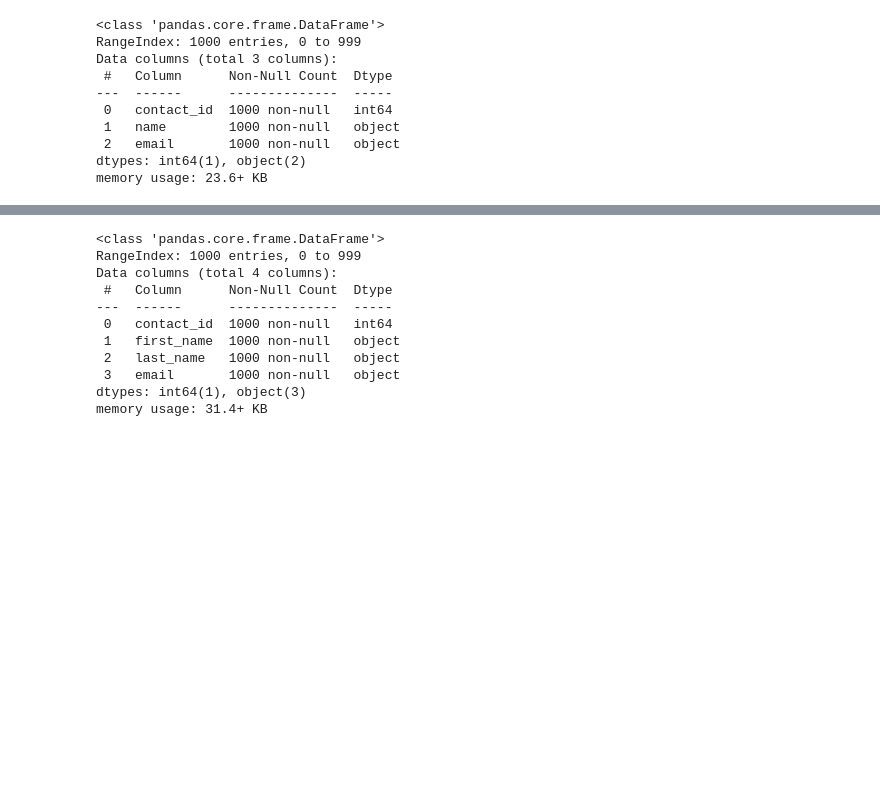
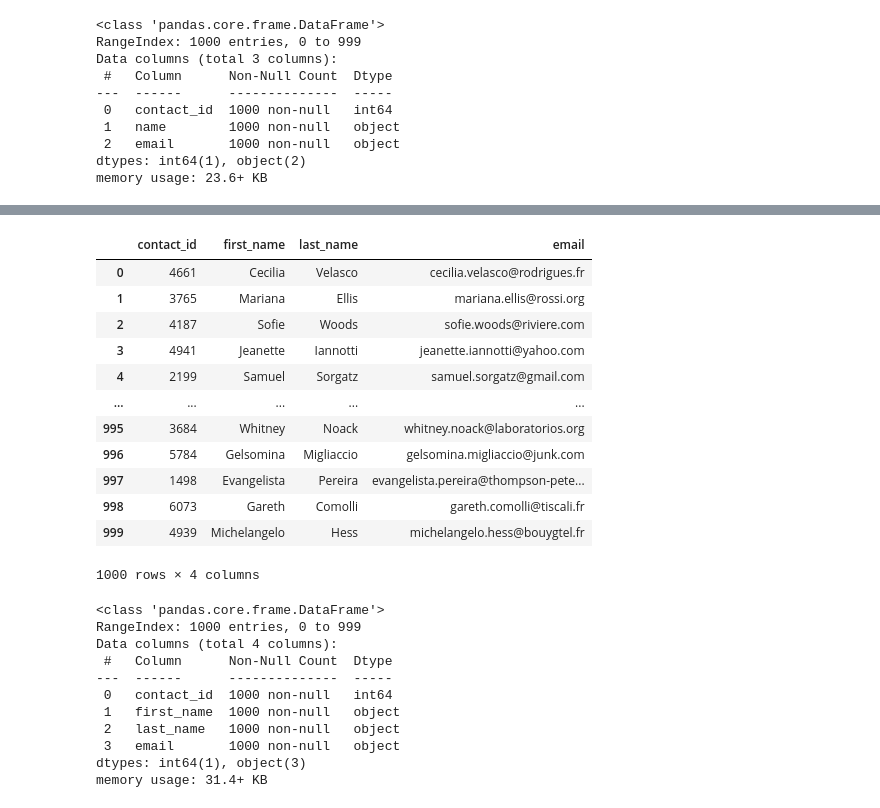
Before and after one commit to rpearce1/Crowdfunding_ETL, a Jupyter notebook: ETL_Mini_Project_JLo_RPearce.ipynb, the cells around one changed output, grey strips where cells are left out. Saved outputs shown, nothing was run; the diff lists cells and outputs as text; code cells hidden in the pictures; blank space fills up the shorter version.

```diff
--- a/ETL_Mini_Project_JLo_RPearce.ipynb
+++ b/ETL_Mini_Project_JLo_RPearce.ipynb
@@ -322,0 +376,10 @@ print(dict_values)
+# %%
+# Explore the data
+import json
+first_row = contact_info_df.iloc[0][0]
+# first_row
+converted_data = json.loads(first_row)
+# converted_data
+for k, v in converted_data.items():
+    print(k)
+    print(v)
@@ -322,0 +393,15 @@ print(dict_values)
+# %%
+# Iterate through the contact_info_df and convert each row to a dictionary.
+dict_values = []
+dict_columns= []
+for i, row in contact_info_df.iterrows():
+    data = row[0]
+    converted_data = json.loads(data)
+    columns = [k for k, v in converted_data.items()]
+    row_values = [v for k, v in converted_data.items()]
+    dict_columns.append(columns)
+    dict_values.append(row_values)
+
+
+# print(dict_values)
+# print(dict_columns)
@@ -323,6 +411,8 @@ print(dict_values)
 # %%
 # Create a contact_info DataFrame and add each list of values, i.e., each row
 # to the 'contact_id', 'name', 'email' columns.
+contact_df = pd.DataFrame(dict_values, columns=dict_columns[0])
+contact_df.head(10)
 # %% [output]
 |  | contact_id | name | email |
 | 0 | 4661 | Cecilia Velasco | cecilia.velasco@rodrigues.fr |
@@ -345,6 +441,8 @@ dtypes: int64(1), object(2)
 memory usage: 23.6+ KB
 # %%
 # Create a "first"name" and "last_name" column with the first and last names from the "name" column.
-
+contact_df[['first_name','last_name']]=contact_df['name'].str.split(' ', expand=True)
+contact_df
 
 # Drop the contact_name column
+contact_drop_df = contact_df.drop(columns=['name'])
@@ -377,2 +449,19 @@ memory usage: 23.6+ KB
+# %%
+contacts_df_clean= contact_drop_df.iloc[:, [0,2,3,1]]
+contacts_df_clean
+# %% [output]
+|  | contact_id | first_name | last_name | email |
+| 0 | 4661 | Cecilia | Velasco | cecilia.velasco@rodrigues.fr |
+| 1 | 3765 | Mariana | Ellis | mariana.ellis@rossi.org |
+| 2 | 4187 | Sofie | Woods | sofie.woods@riviere.com |
+| 3 | 4941 | Jeanette | Iannotti | jeanette.iannotti@yahoo.com |
+| 4 | 2199 | Samuel | Sorgatz | samuel.sorgatz@gmail.com |
+| ... | ... | ... | ... | ... |
+| 995 | 3684 | Whitney | Noack | whitney.noack@laboratorios.org |
+| 996 | 5784 | Gelsomina | Migliaccio | gelsomina.migliaccio@junk.com |
+| 997 | 1498 | Evangelista | Pereira | evangelista.pereira@thompson-pete... |
+| 998 | 6073 | Gareth | Comolli | gareth.comolli@tiscali.fr |
+| 999 | 4939 | Michelangelo | Hess | michelangelo.hess@bouygtel.fr |
+1000 rows × 4 columns
 # %%
 # Check the datatypes one more time before exporting as CSV file.
```
Also changed, not shown: parts of 28 cells of this notebook, 3 other files.
